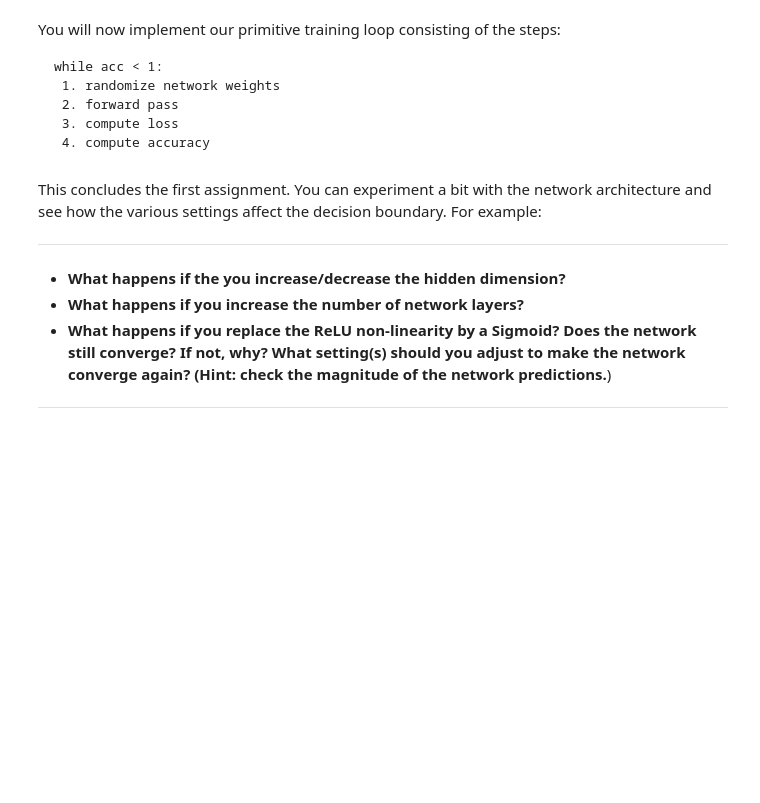
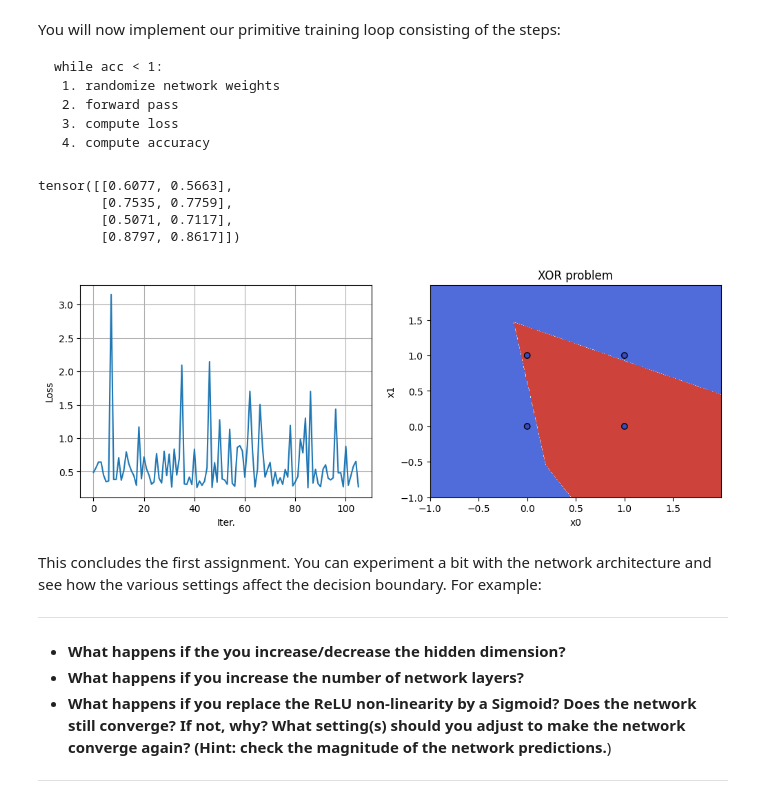
Before and after one commit to ioan-hedea/deepLearning4005, a Jupyter notebook: 2025_Assignment_2.ipynb, the cells around one changed output. Drawn from its saved outputs; the diff is of its cells as text; code cells hidden in the pictures; blank space fills up the shorter version.

````diff
--- a/2025_Assignment_2.ipynb
+++ b/2025_Assignment_2.ipynb
@@ -346,16 +336,8 @@ class Net(object):
             x: output tensor
         """
 
-        ########################################################################
-        #                  TODO: Implement this function                       #
-        ########################################################################
-
-        pass
-
-        ########################################################################
-        #                         END OF YOUR CODE                             #
-        ########################################################################
-
+        for layer in self.layers:
+            x = layer.forward(x)
         return x
 # %% [markdown]
 We will create a simple 2-layer network with ReLU non-linearity and test the forward pass using the same dummy input as before.
@@ -629,6 +615,11 @@ while acc < 1:
  4. compute accuracy
  ```
 # %%
+import torch
+import matplotlib.pyplot as plt
+
+import torch.nn.functional as F
+
 # Define network dimensions
 in_features, hidden_dim, out_features = 2, 2, 2
 
@@ -637,66 +628,60 @@ layers = [Linear(in_features, hidden_dim),
           ReLU(),
           Linear(hidden_dim, out_features)]
 
 # Initialize network
 net = Net(layers)
 
 # Define list to store loss of each iteration
 losses = []
 # Initial accuracy is zero
-acc = 0
+acc = 0.0
 
-while acc < 1:
-    # Randomize network weights
+# helper: one-hot
+def to_one_hot(y_idx, num_classes):
+    return torch.eye(num_classes)[y_idx]
+
+losses = []
+acc = 0.0
+
+while acc < 1.0:
+    # 1) Randomize network weights
     net.reset_params(std=0.5)
 
-    ########################################################################
-    #     TODO: Perform forward pass with x_xor as input and y_pred as     #
-    #                          output variables.                           #
-    ########################################################################
+    # 2) Forward pass
+    y_pred = net.forward(x_xor)                 # shape [N, 2]
 
-    pass
+    # Ensure labels are 1D long: [N]
+    y_idx = y_xor.squeeze().long()
 
-    ########################################################################
-    #                         END OF YOUR CODE                             #
-    ########################################################################
+    # 3) MSE loss vs one-hot targets
+    y_onehot = F.one_hot(y_idx, num_classes=out_features).float()  # [N,2]
+    loss = ((y_pred - y_onehot) ** 2).mean()
+    losses.append(loss.item())
 
-
-    ########################################################################
-    #    TODO: Calculate MSE loss between prediction and labels (y_xor)    #
-    #                         and append to list.                          #
-    ########################################################################
-
-    pass
-
-    ########################################################################
-    #                         END OF YOUR CODE                             #
-    ########################################################################
-
-
-    ########################################################################
-    #               TODO: Calculate accuracy of prediction.                #
-    ########################################################################
-
-    pass
-
-    ########################################################################
-    #                         END OF YOUR CODE                             #
-    ########################################################################
+    # 4) Accuracy
+    pred_cls = y_pred.argmax(dim=1)
+    acc = (pred_cls == y_idx).float().mean().item()
 
 # Print output tensor
 print(y_pred)
 
 # Plot loss
 plt.figure(figsize=(12,4))
 plt.subplot(1,2,1)
 plt.plot(losses)
 plt.grid()
 plt.xlabel('Iter.')
 plt.ylabel('Loss')
 
 # Show decision boundary
 plt.subplot(1,2,2)
 plot(x_xor, y_xor, net)
+# %% [output]
+tensor([[0.6077, 0.5663],
+        [0.7535, 0.7759],
+        [0.5071, 0.7117],
+        [0.8797, 0.8617]])
+[figure, added]
 # %% [markdown]
 This concludes the first assignment. You can experiment a bit with the network architecture and see how the various settings affect the decision boundary. For example:
 
````
Also changed, not shown: parts of 9 cells of this notebook.
